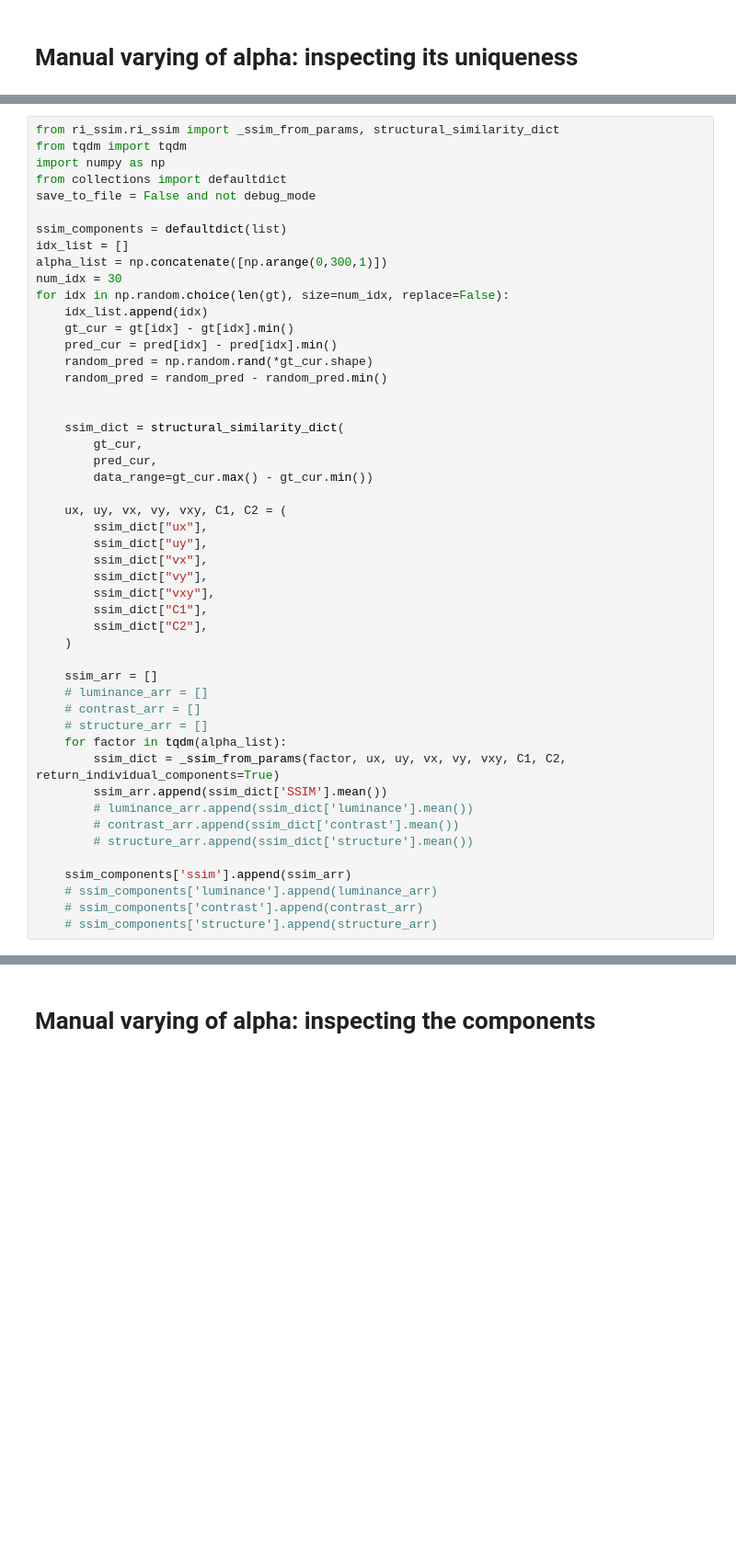
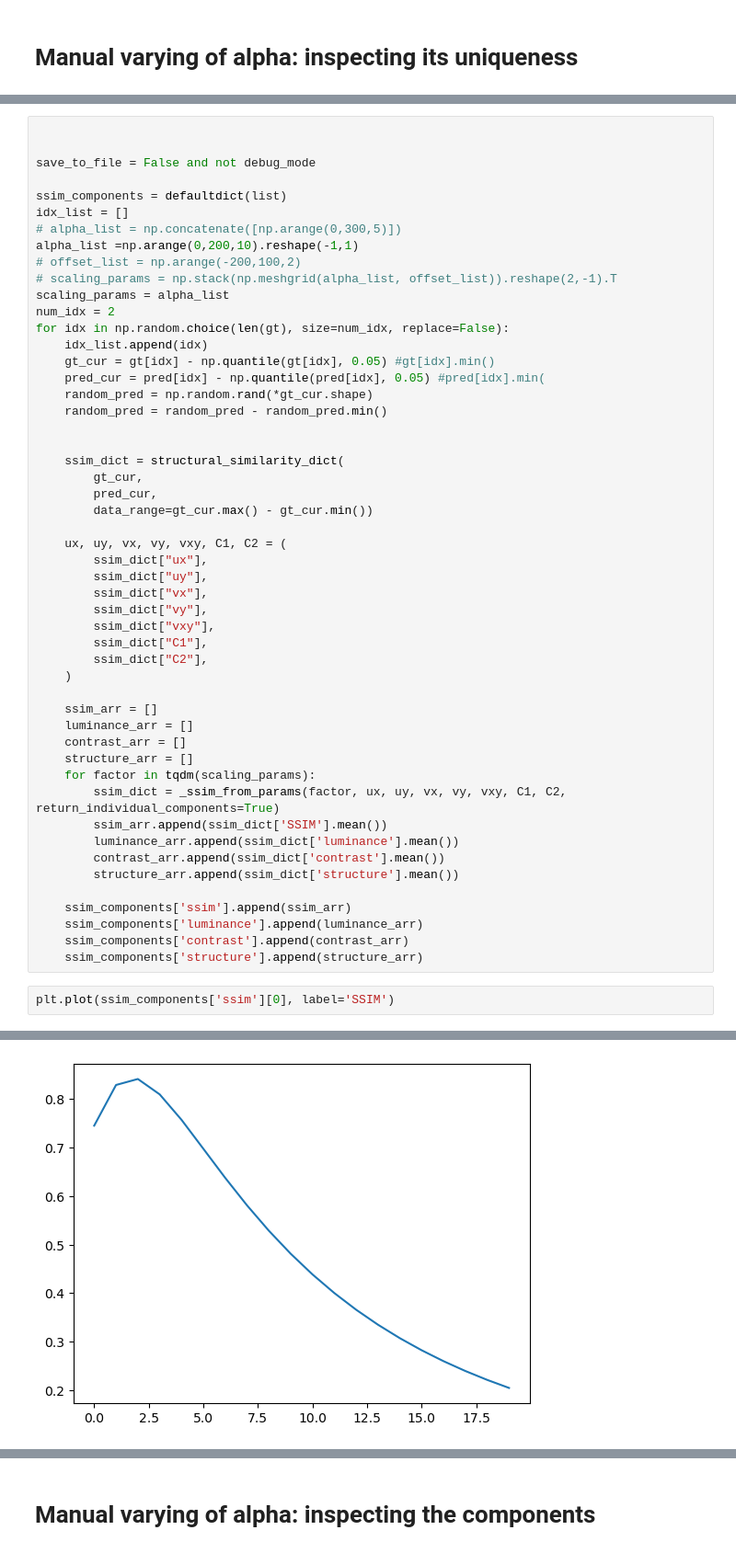
Before and after one commit to juglab/MicroSSIM, a Jupyter notebook: notebooks/Evaluate.ipynb, the cells around one changed output, grey strips where cells are left out. Shown at 92% size. Saved outputs shown, nothing was run; the diff lists cells and outputs as text; blank space fills up the shorter version.

Commit message:
learning offset

```diff
--- a/notebooks/Evaluate.ipynb
+++ b/notebooks/Evaluate.ipynb
@@ -413,18 +676,20 @@ clean_ax(ax)
 # %%
-from ri_ssim.ri_ssim import _ssim_from_params, structural_similarity_dict
-from tqdm import tqdm
-import numpy as np
-from collections import defaultdict
+
+
 save_to_file = False and not debug_mode
 
 ssim_components = defaultdict(list)
 idx_list = []
-alpha_list = np.concatenate([np.arange(0,300,1)])
-num_idx = 30
+# alpha_list = np.concatenate([np.arange(0,300,5)])
+alpha_list =np.arange(0,200,10).reshape(-1,1)
+# offset_list = np.arange(-200,100,2)
+# scaling_params = np.stack(np.meshgrid(alpha_list, offset_list)).reshape(2,-1).T
+scaling_params = alpha_list
+num_idx = 2
 for idx in np.random.choice(len(gt), size=num_idx, replace=False):
     idx_list.append(idx)
-    gt_cur = gt[idx] - gt[idx].min()
-    pred_cur = pred[idx] - pred[idx].min()
+    gt_cur = gt[idx] - np.quantile(gt[idx], 0.05) #gt[idx].min()
+    pred_cur = pred[idx] - np.quantile(pred[idx], 0.05) #pred[idx].min(
     random_pred = np.random.rand(*gt_cur.shape)
     random_pred = random_pred - random_pred.min()
 
@@ -445,17 +710,20 @@ for idx in np.random.choice(len(gt), size=num_idx, replace=False):
     )
 
     ssim_arr = []
-    # luminance_arr = []
-    # contrast_arr = []
-    # structure_arr = []
-    for factor in tqdm(alpha_list):
+    luminance_arr = []
+    contrast_arr = []
+    structure_arr = []
+    for factor in tqdm(scaling_params):
         ssim_dict = _ssim_from_params(factor, ux, uy, vx, vy, vxy, C1, C2, return_individual_components=True)
         ssim_arr.append(ssim_dict['SSIM'].mean())
-        # luminance_arr.append(ssim_dict['luminance'].mean())
-        # contrast_arr.append(ssim_dict['contrast'].mean())
-        # structure_arr.append(ssim_dict['structure'].mean())
+        luminance_arr.append(ssim_dict['luminance'].mean())
+        contrast_arr.append(ssim_dict['contrast'].mean())
+        structure_arr.append(ssim_dict['structure'].mean())
 
     ssim_components['ssim'].append(ssim_arr)
-    # ssim_components['luminance'].append(luminance_arr)
-    # ssim_components['contrast'].append(contrast_arr)
-    # ssim_components['structure'].append(structure_arr)
+    ssim_components['luminance'].append(luminance_arr)
+    ssim_components['contrast'].append(contrast_arr)
+    ssim_components['structure'].append(structure_arr)
+# %%
+plt.plot(ssim_components['ssim'][0], label='SSIM')
+# %% [output]
@@ -461,0 +731 @@ for idx in np.random.choice(len(gt), size=num_idx, replace=False):
+[figure, added]
```
Also changed, not shown: parts of 22 cells of this notebook, 1 other file.
